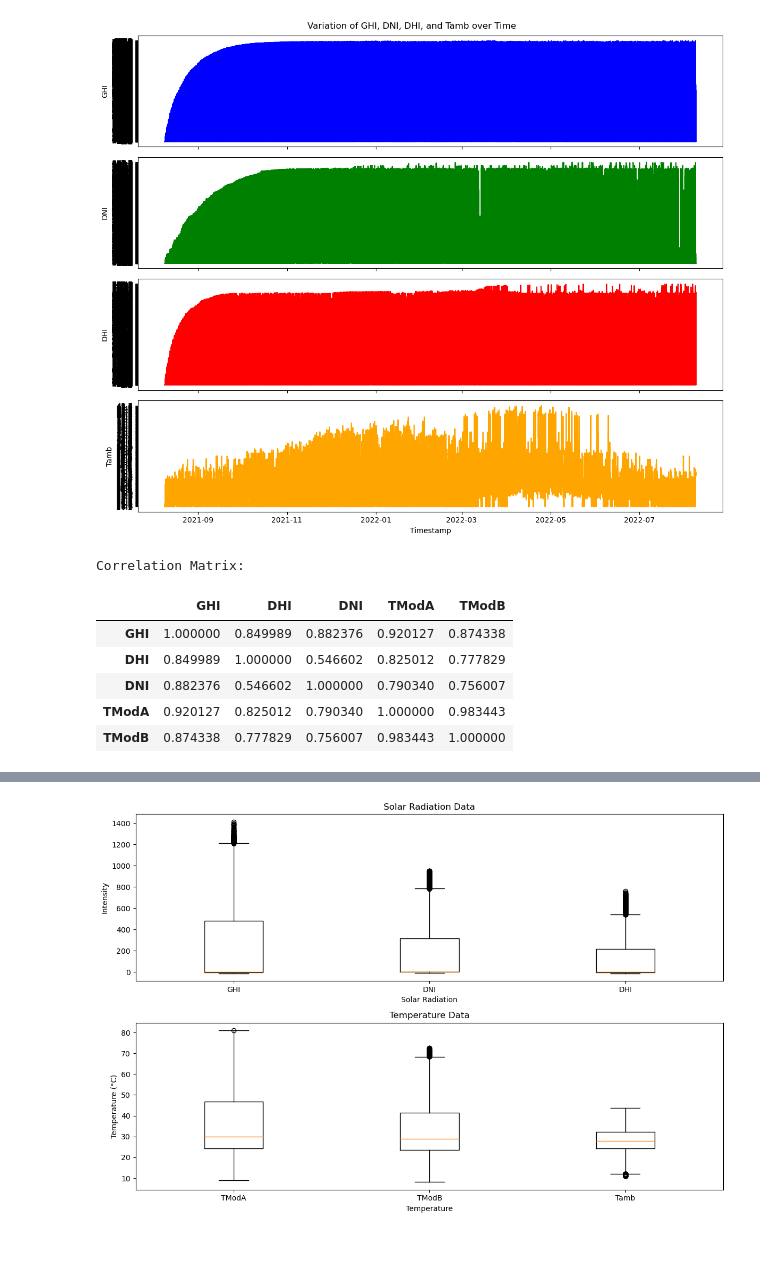
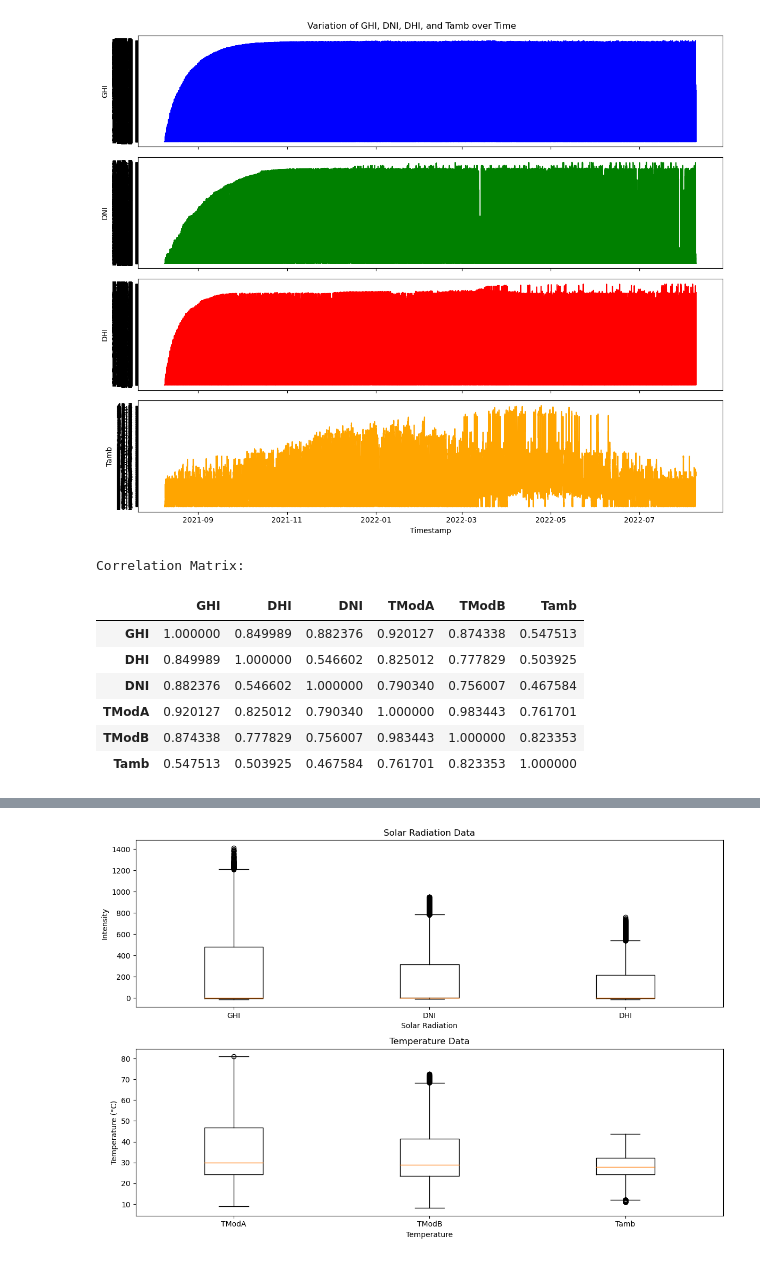
Before and after one commit to Yaadee/10-Academy-week-0, a Jupyter notebook: notebooks/EDA.ipynb, the cells around one changed output, grey strips where cells are left out. Cells and saved outputs as stored; diff of their text form; code cells hidden in the pictures.

```diff
--- a/notebooks/EDA.ipynb
+++ b/notebooks/EDA.ipynb
@@ -122,18 +126,19 @@ plt.show()
 # %% [output]
 [figure]
 # %%
-correlation_matrix = data_Benin_malanville[['GHI', 'DHI', 'DNI', 'TModA', 'TModB']].corr()
+correlation_matrix = Converted_to_numeric[['GHI', 'DHI', 'DNI', 'TModA', 'TModB','Tamb']].corr()
 # Print correlation matrix
 print("Correlation Matrix:")
 correlation_matrix
 # %% [output]
 Correlation Matrix:
-|  | GHI | DHI | DNI | TModA | TModB |
-| GHI | 1.000000 | 0.849989 | 0.882376 | 0.920127 | 0.874338 |
-| DHI | 0.849989 | 1.000000 | 0.546602 | 0.825012 | 0.777829 |
-| DNI | 0.882376 | 0.546602 | 1.000000 | 0.790340 | 0.756007 |
-| TModA | 0.920127 | 0.825012 | 0.790340 | 1.000000 | 0.983443 |
-| TModB | 0.874338 | 0.777829 | 0.756007 | 0.983443 | 1.000000 |
+|  | GHI | DHI | DNI | TModA | TModB | Tamb |
+| GHI | 1.000000 | 0.849989 | 0.882376 | 0.920127 | 0.874338 | 0.547513 |
+| DHI | 0.849989 | 1.000000 | 0.546602 | 0.825012 | 0.777829 | 0.503925 |
+| DNI | 0.882376 | 0.546602 | 1.000000 | 0.790340 | 0.756007 | 0.467584 |
+| TModA | 0.920127 | 0.825012 | 0.790340 | 1.000000 | 0.983443 | 0.761701 |
+| TModB | 0.874338 | 0.777829 | 0.756007 | 0.983443 | 1.000000 | 0.823353 |
+| Tamb | 0.547513 | 0.503925 | 0.467584 | 0.761701 | 0.823353 | 1.000000 |
 # %%
 # Convert non-numeric values to NaN and convert DataFrame columns to numpy arrays
 ws_data = pd.to_numeric(data_Benin_malanville['WS'], errors='coerce').dropna().to_numpy()
```
Also changed, not shown: parts of 8 cells of this notebook, 1 other file.
